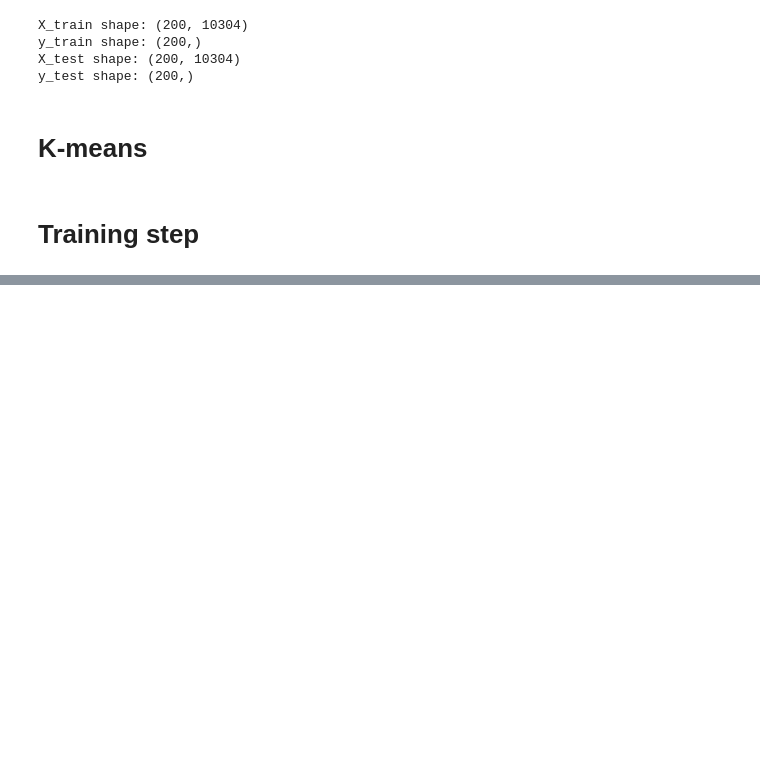
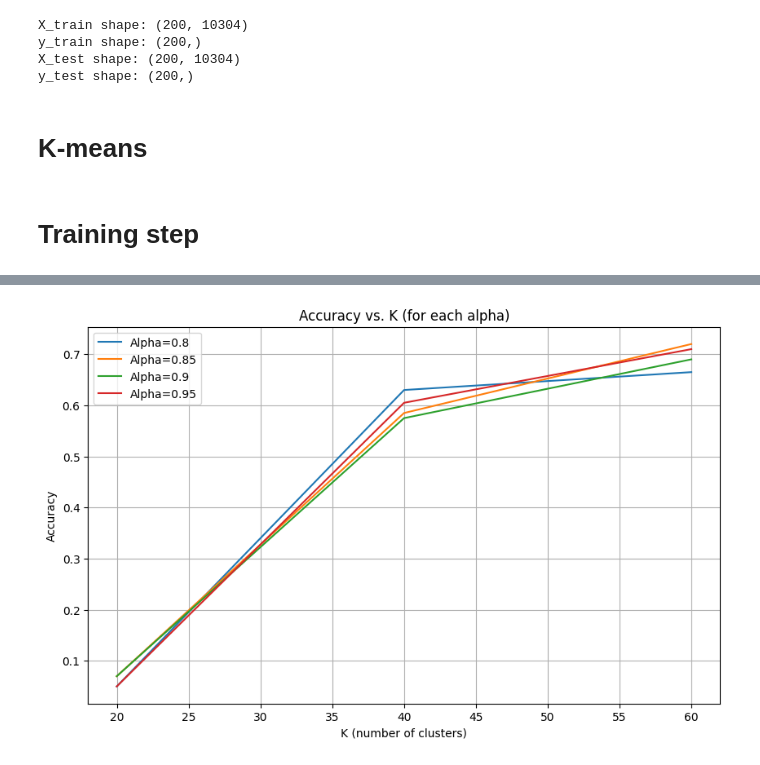
Before and after one commit to omarkhaled1853/Face-Recognition, a Jupyter notebook: k-means-clustering.ipynb, the cells around one changed output, grey strips where cells are left out. Saved outputs shown, nothing was run; the diff lists cells and outputs as text; code cells hidden in the pictures; blank space fills up the shorter version.

```diff
--- a/k-means-clustering.ipynb
+++ b/k-means-clustering.ipynb
@@ -184,0 +277,12 @@ At k=40 clusters_labels:
+# %%
+# Flatten the dictionary into a list of results
+results = []
+for alpha, preds_by_k in accuracy_results.items():
+    for k, acc in preds_by_k.items():
+        results.append({'alpha': alpha, 'k': k, 'accuracy': acc})
+
+# Create a DataFrame
+df = pd.DataFrame(results)
+
+# Display the table
+print(df)
@@ -184,0 +303,17 @@ At k=40 clusters_labels:
+# %%
+# Plot accuracy for different K values for each alpha
+plt.figure(figsize=(10, 6))
+
+for alpha in accuracy_results:
+    ks = list(accuracy_results[alpha].keys())
+    accuracies = list(accuracy_results[alpha].values())
+    plt.plot(ks, accuracies, label=f'Alpha={alpha}')
+
+plt.xlabel('K (number of clusters)')
+plt.ylabel('Accuracy')
+plt.title('Accuracy vs. K (for each alpha)')
+plt.legend()
+plt.grid(True)
+plt.show()
+# %% [output]
+[figure, added]
```
Also changed, not shown: parts of 9 cells of this notebook.
